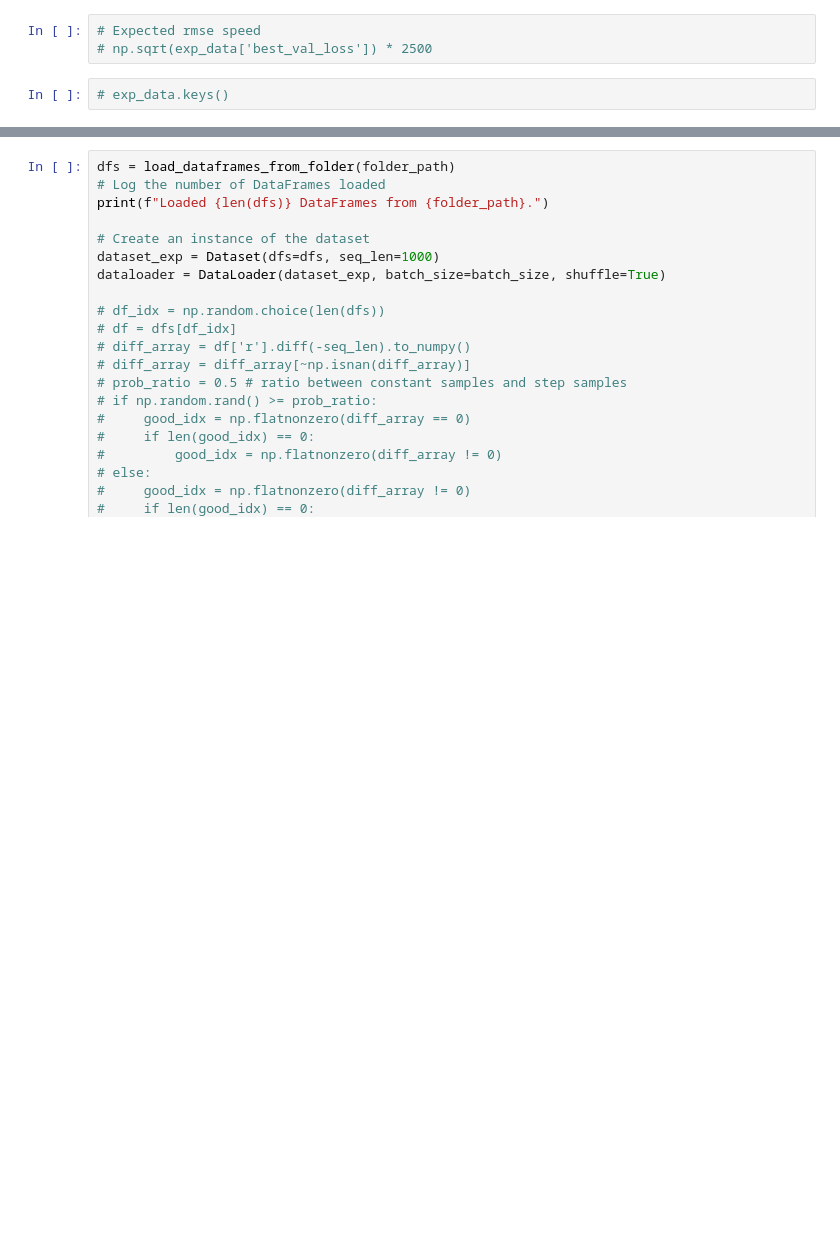
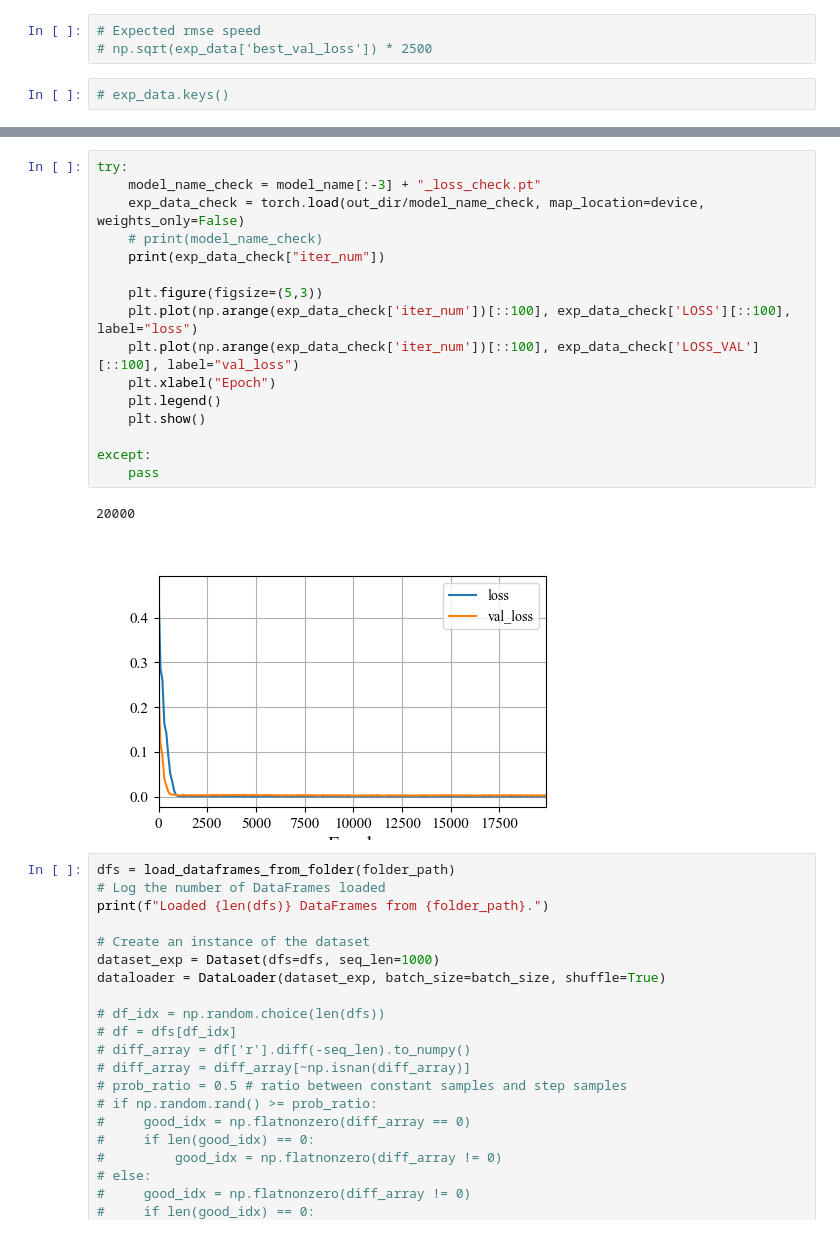
Before and after one commit to buswayne/in-context-bldc, a Jupyter notebook: speed_estimator/test_zerostep2_v2.ipynb, the cells around one changed output, grey strips where cells are left out. Drawn from its saved outputs; the diff is of its cells as text; blank space fills up the shorter version.

```diff
--- a/speed_estimator/test_zerostep2_v2.ipynb
+++ b/speed_estimator/test_zerostep2_v2.ipynb
@@ -111,4 +111,23 @@ number of parameters: 0.03M
 Model size in KB: 98.12890625
+# %%
+try:
+    model_name_check = model_name[:-3] + "_loss_check.pt"
+    exp_data_check = torch.load(out_dir/model_name_check, map_location=device, weights_only=False)
+    # print(model_name_check)
+    print(exp_data_check["iter_num"])
+
+    plt.figure(figsize=(5,3))
+    plt.plot(np.arange(exp_data_check['iter_num'])[::100], exp_data_check['LOSS'][::100], label="loss")
+    plt.plot(np.arange(exp_data_check['iter_num'])[::100], exp_data_check['LOSS_VAL'][::100], label="val_loss")
+    plt.xlabel("Epoch")
+    plt.legend()
+    plt.show()
+
+except:
+    pass
+# %% [output]
+20000
+[figure, added]
 # %%
 dfs = load_dataframes_from_folder(folder_path)
 # Log the number of DataFrames loaded
```
Also changed, not shown: parts of 3 cells of this notebook, 38 other files.
